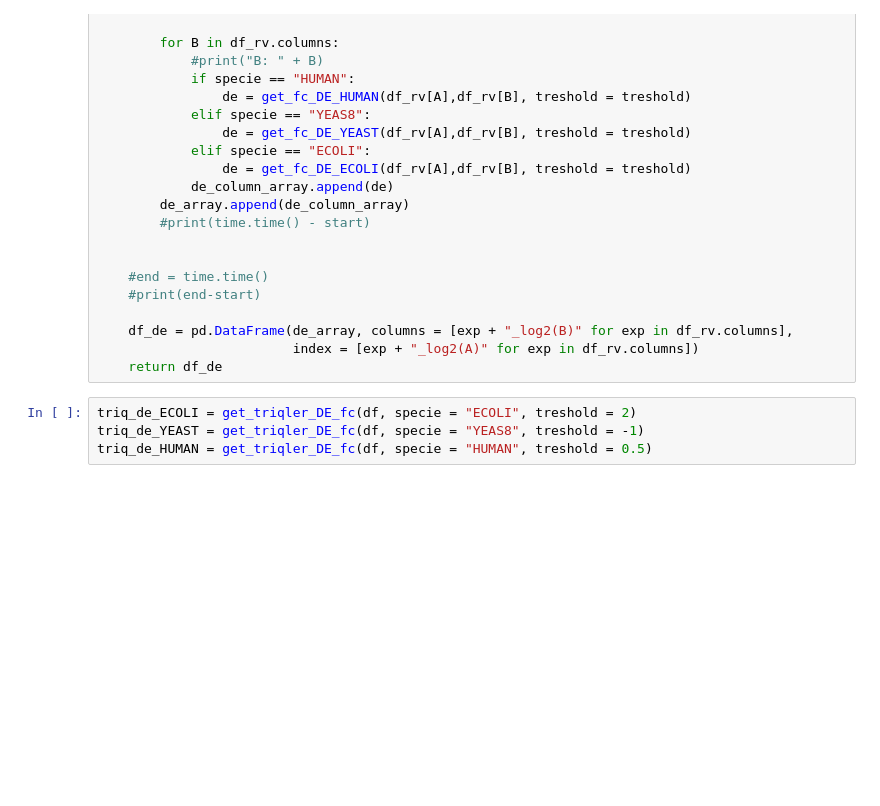
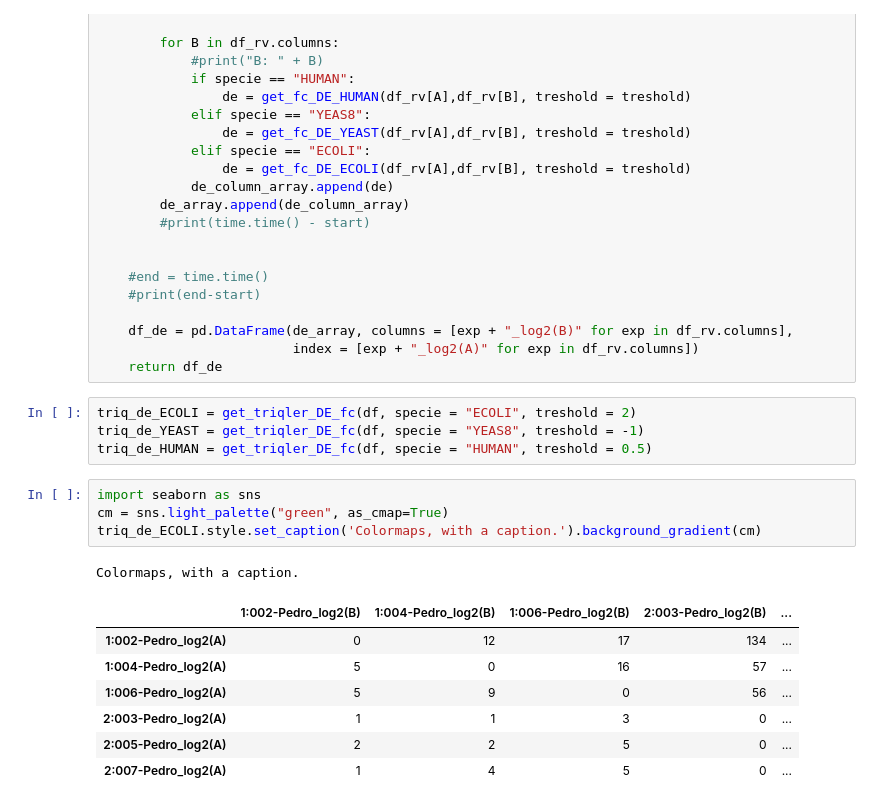
Before and after one commit to statisticalbiotechnology/dia_sum, a Jupyter notebook: scripts/PXD002952/DE_pyprophet_20210331.ipynb, the cells around one changed output. Saved outputs shown, nothing was run; the diff lists cells and outputs as text; blank space fills up the shorter version.

```diff
--- a/scripts/PXD002952/DE_pyprophet_20210331.ipynb
+++ b/scripts/PXD002952/DE_pyprophet_20210331.ipynb
@@ -365,4 +365,17 @@ def get_triqler_DE_fc(df, specie, treshold):
 triq_de_ECOLI = get_triqler_DE_fc(df, specie = "ECOLI", treshold = 2)
 triq_de_YEAST = get_triqler_DE_fc(df, specie = "YEAS8", treshold = -1)
 triq_de_HUMAN = get_triqler_DE_fc(df, specie = "HUMAN", treshold = 0.5)
+# %%
+import seaborn as sns
+cm = sns.light_palette("green", as_cmap=True)
+triq_de_ECOLI.style.set_caption('Colormaps, with a caption.').background_gradient(cm)
+# %% [output]
+Colormaps, with a caption.
+|  | 1:002-Pedro_log2(B) | 1:004-Pedro_log2(B) | 1:006-Pedro_log2(B) | 2:003-Pedro_log2(B) | ... |
+| 1:002-Pedro_log2(A) | 0 | 12 | 17 | 134 | ... |
+| 1:004-Pedro_log2(A) | 5 | 0 | 16 | 57 | ... |
+| 1:006-Pedro_log2(A) | 5 | 9 | 0 | 56 | ... |
+| 2:003-Pedro_log2(A) | 1 | 1 | 3 | 0 | ... |
+| 2:005-Pedro_log2(A) | 2 | 2 | 5 | 0 | ... |
+| 2:007-Pedro_log2(A) | 1 | 4 | 5 | 0 | ... |
 # %%
```
Also changed, not shown: parts of 6 cells of this notebook, 2 other files.
